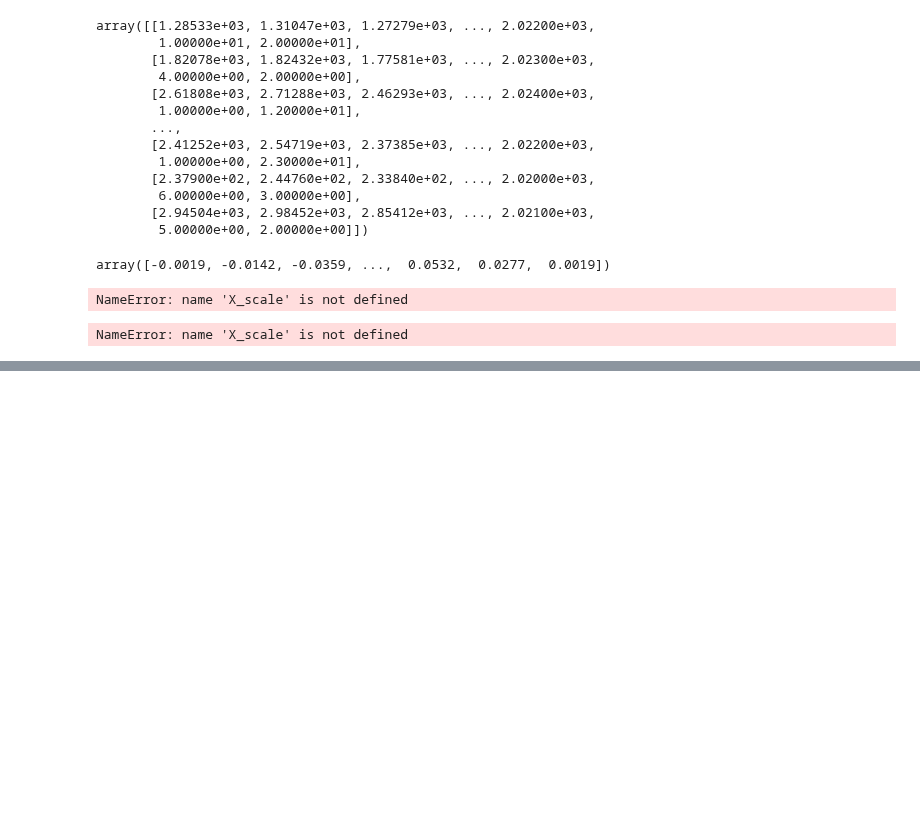
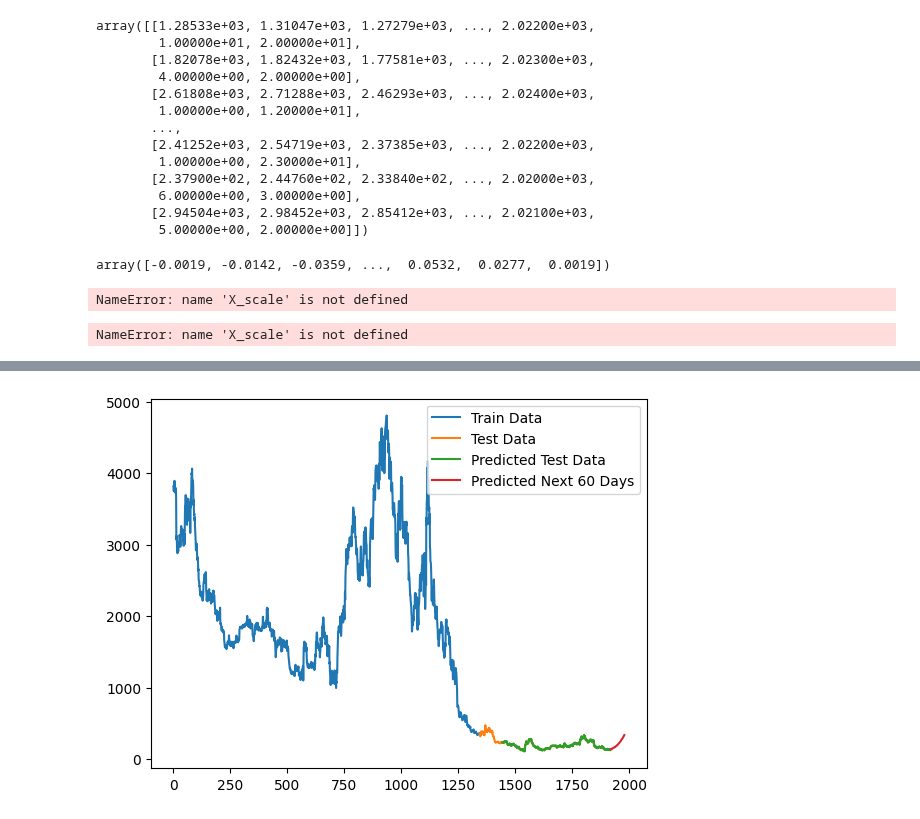
Before and after one commit to vmhoang1703/IS403-Project-Group13, a Jupyter notebook: Ethereum/ETH.ipynb, the cells around one changed output, grey strips where cells are left out. Saved outputs shown, nothing was run; the diff lists cells and outputs as text; code cells hidden in the pictures; blank space fills up the shorter version.

```diff
--- a/Ethereum/ETH.ipynb
+++ b/Ethereum/ETH.ipynb
@@ -520,0 +552,9 @@ NameError: name 'X_scale' is not defined
+# %%
+# 8. Define RNN Model
+model = Sequential()
+model.add(SimpleRNN(50, input_shape=(time_step, 1)))
+model.add(Dense(1))
+model.compile(loss='mean_squared_error', optimizer='adam')
+# %%
+# 9. Fit mô hình với dữ liệu train
+model.fit(X_train, y_train, validation_data=(X_test, ytest), epochs=100, batch_size=64, verbose=1)
@@ -520,0 +635,38 @@ NameError: name 'X_scale' is not defined
+# %%
+# 13. Dự báo 60 ngày tiếp theo
+x_input = test_data[-100:].reshape(1, -1)
+x_input.shape
+
+temp_input = list(x_input)
+temp_input = temp_input[0].tolist()
+
+lst_output = []
+n_steps = 100
+i = 0
+while i < 60:  # Sửa số lần lặp từ 30 thành 60
+    if len(temp_input) > 100:
+        x_input = np.array(temp_input[1:])
+        x_input = x_input.reshape(1, -1)
+        x_input = x_input.reshape((1, n_steps, 1))
+        yhat = model.predict(x_input, verbose=0)
+        temp_input.extend(yhat[0].tolist())
+        temp_input = temp_input[1:]
+        lst_output.extend(yhat.tolist())
+        i += 1
+    else:
+        x_input = x_input.reshape((1, n_steps, 1))
+        yhat = model.predict(x_input, verbose=0)
+        temp_input.extend(yhat[0].tolist())
+        lst_output.extend(yhat.tolist())
+        i += 1
+
+# 14. Vẽ hình
+plt.plot(scaler.inverse_transform(train_data), label='Train Data')
+plt.plot(range(train_size, train_size + len(test_data)), scaler.inverse_transform(test_data), label='Test Data')
+plt.plot(range(train_size + 100, train_size + 100 + len(y_pred)), y_pred, label='Predicted Test Data')
+plt.plot(range(len(df1), len(df1) + 60), scaler.inverse_transform(lst_output), label='Predicted Next 60 Days')  # Sửa số ngày từ 30 thành 60
+
+plt.legend()
+plt.show()
+# %% [output]
+[figure, added]
```
Also changed, not shown: parts of 44 cells of this notebook.
